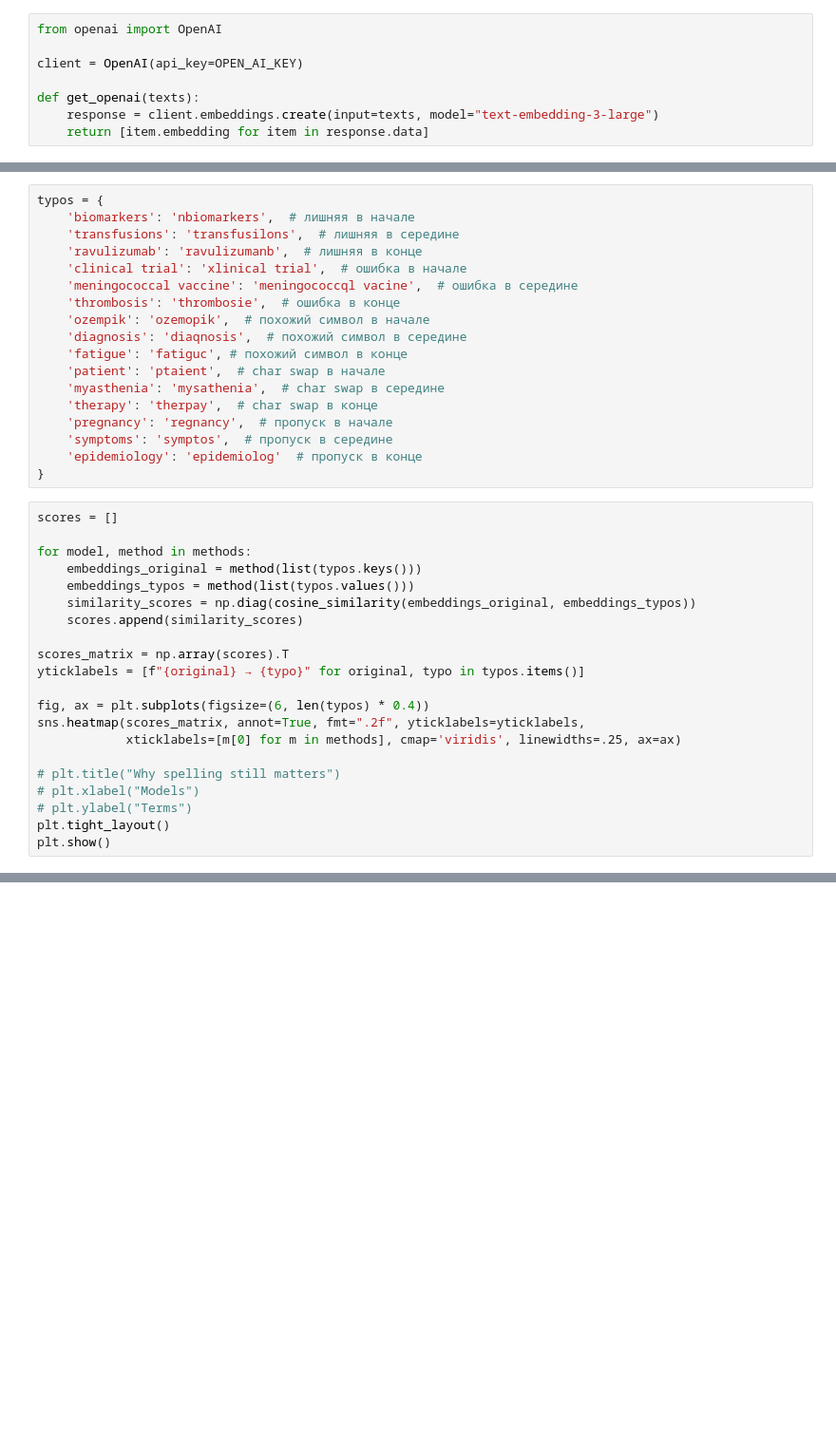
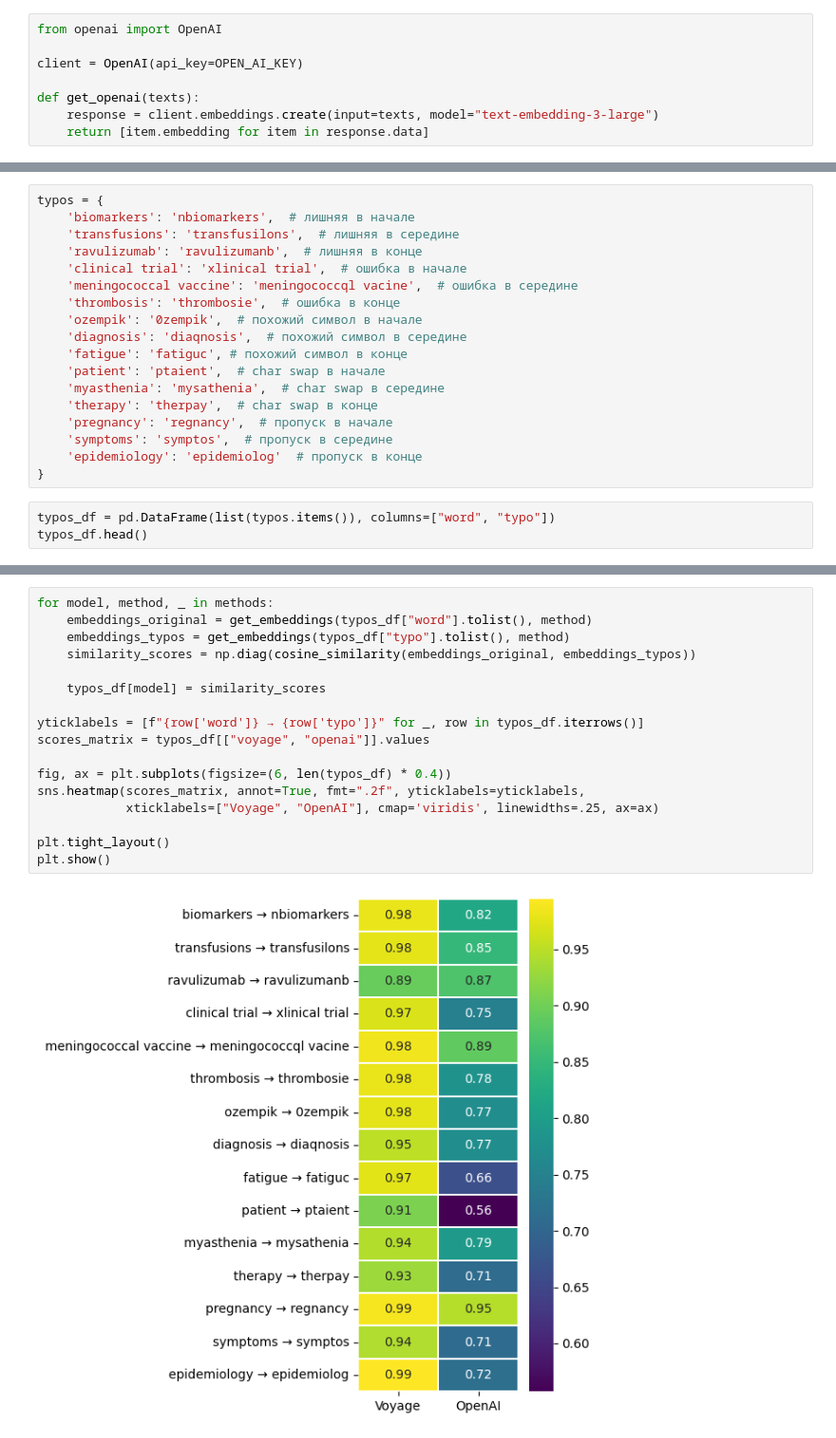
Before and after one commit to chakchurina/embedding-model-selection, a Jupyter notebook: embedding_analysis.ipynb, the cells around one changed output, grey strips where cells are left out. Shown at 95% size. Cells and saved outputs as stored; diff of their text form; blank space fills up the shorter version.

```diff
--- a/embedding_analysis.ipynb
+++ b/embedding_analysis.ipynb
@@ -324,7 +343,7 @@ typos = {
     'clinical trial': 'xlinical trial',  # ошибка в начале
     'meningococcal vaccine': 'meningococcql vacine',  # ошибка в середине
     'thrombosis': 'thrombosie',  # ошибка в конце
-    'ozempik': 'ozemopik',  # похожий символ в начале
+    'ozempik': '0zempik',  # похожий символ в начале
     'diagnosis': 'diaqnosis',  # похожий символ в середине
     'fatigue': 'fatiguc', # похожий символ в конце
     'patient': 'ptaient',  # char swap в начале
@@ -334,24 +353,6 @@ typos = {
     'symptoms': 'symptos',  # пропуск в середине
     'epidemiology': 'epidemiolog'  # пропуск в конце
 }
-# %%
-scores = []
-
-for model, method in methods:
-    embeddings_original = method(list(typos.keys()))
-    embeddings_typos = method(list(typos.values()))
-    similarity_scores = np.diag(cosine_similarity(embeddings_original, embeddings_typos))
-    scores.append(similarity_scores)
-
-scores_matrix = np.array(scores).T
-yticklabels = [f"{original} → {typo}" for original, typo in typos.items()]
-
-fig, ax = plt.subplots(figsize=(6, len(typos) * 0.4))
-sns.heatmap(scores_matrix, annot=True, fmt=".2f", yticklabels=yticklabels,
-            xticklabels=[m[0] for m in methods], cmap='viridis', linewidths=.25, ax=ax)
-
-# plt.title("Why spelling still matters")
-# plt.xlabel("Models")
-# plt.ylabel("Terms")
-plt.tight_layout()
-plt.show()
+# %%
+typos_df = pd.DataFrame(list(typos.items()), columns=["word", "typo"])
+typos_df.head()
@@ -358 +366,20 @@ plt.show()
+# %%
+for model, method, _ in methods:
+    embeddings_original = get_embeddings(typos_df["word"].tolist(), method)
+    embeddings_typos = get_embeddings(typos_df["typo"].tolist(), method)
+    similarity_scores = np.diag(cosine_similarity(embeddings_original, embeddings_typos))
+
+    typos_df[model] = similarity_scores
+
+yticklabels = [f"{row['word']} → {row['typo']}" for _, row in typos_df.iterrows()]
+scores_matrix = typos_df[["voyage", "openai"]].values
+
+fig, ax = plt.subplots(figsize=(6, len(typos_df) * 0.4))
+sns.heatmap(scores_matrix, annot=True, fmt=".2f", yticklabels=yticklabels,
+            xticklabels=["Voyage", "OpenAI"], cmap='viridis', linewidths=.25, ax=ax)
+
+plt.tight_layout()
+plt.show()
+# %% [output]
+[figure, added]
 # %% [markdown]
```
Also changed, not shown: parts of 68 cells of this notebook.
